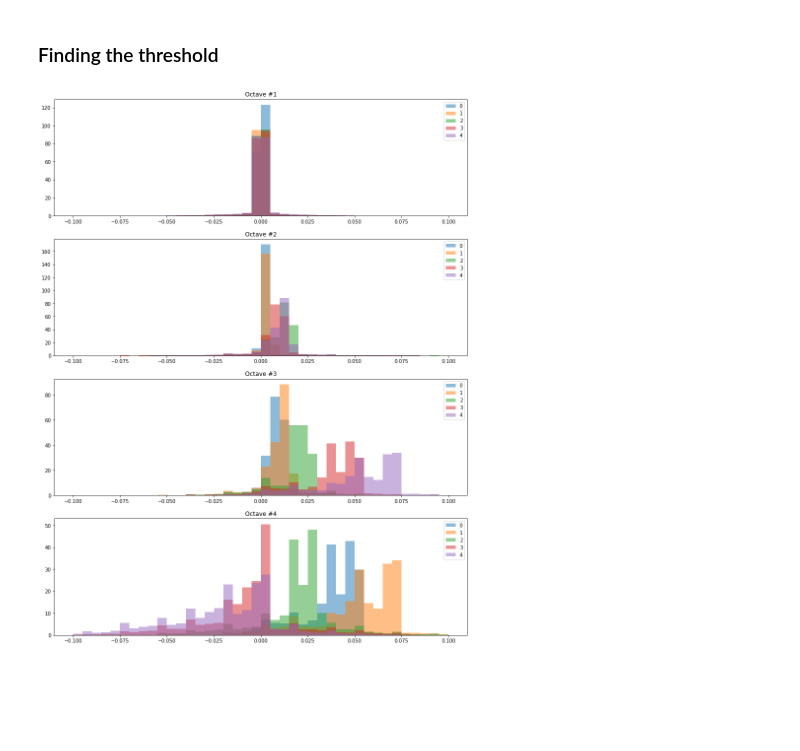
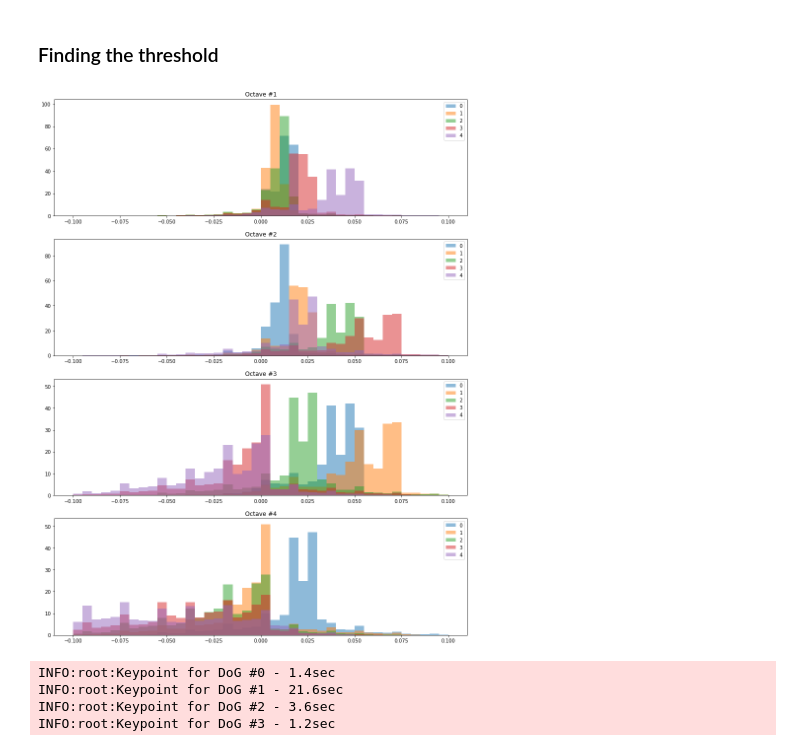
Before and after one commit to mazabou/JupyterSIFT, a Jupyter notebook: SIFT.ipynb, the cells around one changed output. Saved outputs shown, nothing was run; the diff lists cells and outputs as text; code cells hidden in the pictures; blank space fills up the shorter version.

```diff
--- a/SIFT.ipynb
+++ b/SIFT.ipynb
@@ -68,6 +93,0 @@ octaves = [np.zeros((int(scale*h), int(scale*w), 6)) for scale in scaled_imgs.ke
-# %%
-for i in range(0, 6):
-    octaves[0][:,:,i] = ndimage.filters.gaussian_filter(scaled_imgs[2], sigmas[0][i])
-    octaves[1][:,:,i] = misc.imresize(ndimage.filters.gaussian_filter(scaled_imgs[2], sigmas[1][i]), 50, 'bilinear')/255.
-    octaves[2][:,:,i] = misc.imresize(ndimage.filters.gaussian_filter(scaled_imgs[2], sigmas[2][i]), 25, 'bilinear')/255.
-    octaves[3][:,:,i] = misc.imresize(ndimage.filters.gaussian_filter(scaled_imgs[2], sigmas[3][i]), 1.0 / 8.0, 'bilinear')/255.
@@ -74,10 +105,12 @@ for i in range(0, 6):
+# %%
+OCTAVES = compute_octaves(scaled_imgs)
 # %%
 plt.figure(figsize=(20,20))
-for lvl in range(4):
-    for i in range(6):
-        plt.subplot(4,6,i+ 6*lvl +1)
-        plt.imshow(octaves[lvl][:,:,i],cmap='gray')
-        plt.title('ovtave #%d, sigma=%2f' %(lvl+1, sigmas[lvl][i]))
+for octave in range(NB_OCTAVES):
+    for octave_layer in range(NB_OCTAVE_LAYERS):
+        plt.subplot(NB_OCTAVES, NB_OCTAVE_LAYERS, octave_layer+6*octave+1)
+        plt.imshow(OCTAVES[octave][:,:,octave_layer],cmap='gray')
+        plt.title('Octave #%d, sigma=%.2f' %(octave+1, SIGMAS[octave][octave_layer]))
         plt.axis('off')
 plt.show()
 # %% [output]
@@ -85,5 +118,5 @@ plt.show()
 # %% [markdown]
 ## Computing DoG pyramids
 # %%
-dog = [np.diff(octave,axis=-1) for octave in octaves]
+DoGs = [np.diff(octave, axis=-1) for octave in OCTAVES]
 # %%
@@ -103,13 +143,19 @@ In each of the following for loops, elements of each pyramids that are larger or
 # %% [markdown]
 ### Finding the threshold
 # %%
-plt.figure(figsize=(15,20))
-for i in range(4):
-    plt.subplot('41%d' %(i+1))
-    for j in range(5):
-        plt.hist(dog[i][:,:,j].reshape(-1), bins = 40 , range = (-0.1, 0.1), label = '%d'%j, normed = True, alpha = 0.5)
-    plt.legend()
-    plt.title('Octave #%d' %(i+1))
-plt.show()
+def plot_hist_dogs(dogs):
+    nb_octaves = len(dogs)
+    nb_dog_layers = dogs[0].shape[-1]
+
+    plt.figure(figsize=(15,20))
+    for i_octave in range(nb_octaves):
+        plt.subplot('41%d' %(i_octave+1))
+        for i_dog_layer in range(nb_dog_layers):
+            plt.hist(dogs[i_octave][:,:,i_dog_layer].reshape(-1), bins = 40, range=(-0.1, 0.1), label ='%d'%i_dog_layer, normed=True, alpha=0.5)
+        plt.legend()
+        plt.title('Octave #%d' %(i_octave+1))
+    plt.show()
+
+plot_hist_dogs(DoGs)
 # %% [output]
-[figure, old version]
+[figure, new version]
@@ -184 +229,18 @@ def keypoints(octave_dogs, threshold = 0.03, r = 10.0, x_hat_thresh = 0.5):
+# %%
+def keypoints_all_octaves(dogs, threshold = DOG_THRESHOLD, r = EDGE_THRESHOLD, x_hat_thresh = X_HAT_THRESHOLD):
+    all_keypoints = list()
+
+    for i_dog, dog in enumerate(DoGs):
+        start = time()
+        all_keypoints.append(keypoints(dog, threshold, r, x_hat_thresh))
+        logging.info('Keypoint for DoG #{} - {}sec'.format(i_dog, round(time()-start, 1)))
+
+    return all_keypoints
+
+all_kp = keypoints_all_octaves(DoGs, r = 3)
+# %% [output]
+INFO:root:Keypoint for DoG #0 - 1.4sec
+INFO:root:Keypoint for DoG #1 - 21.6sec
+INFO:root:Keypoint for DoG #2 - 3.6sec
+INFO:root:Keypoint for DoG #3 - 1.2sec
 # %%
```
Also changed, not shown: parts of 19 cells of this notebook.
